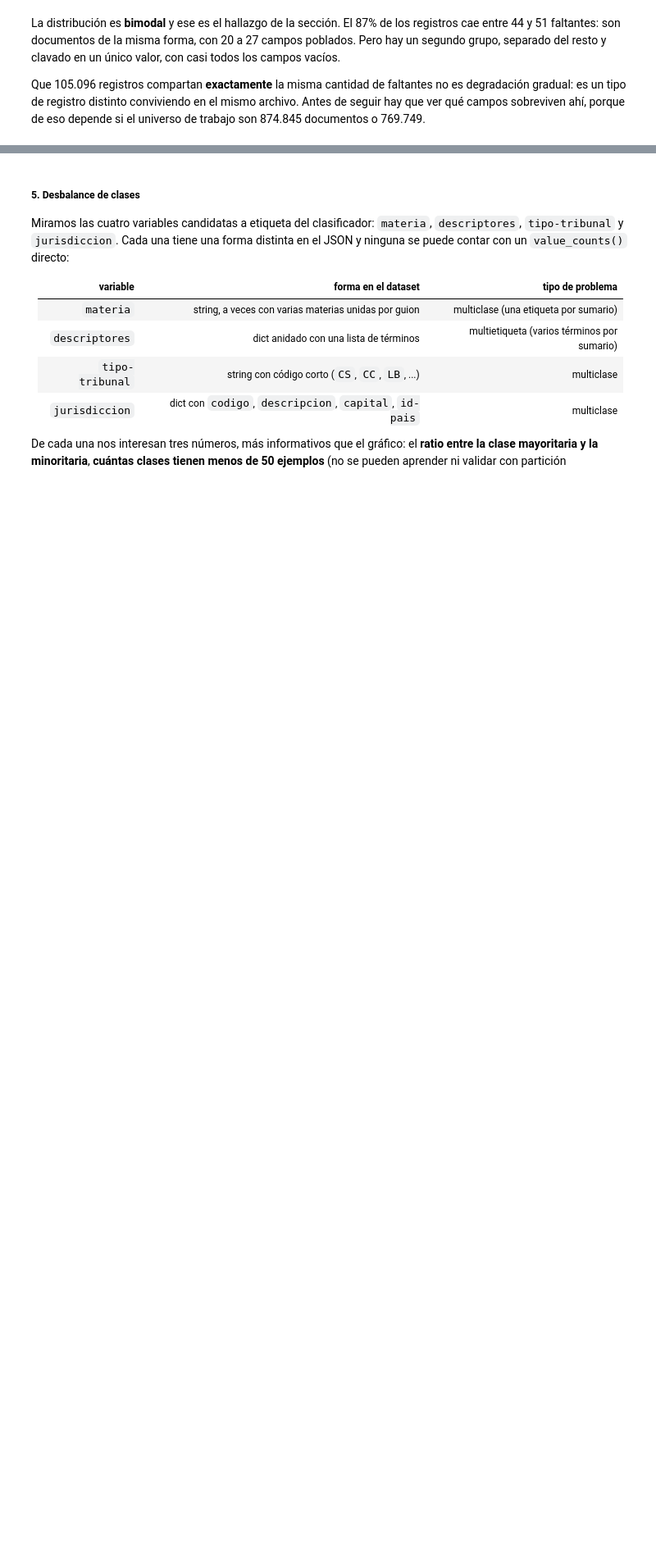
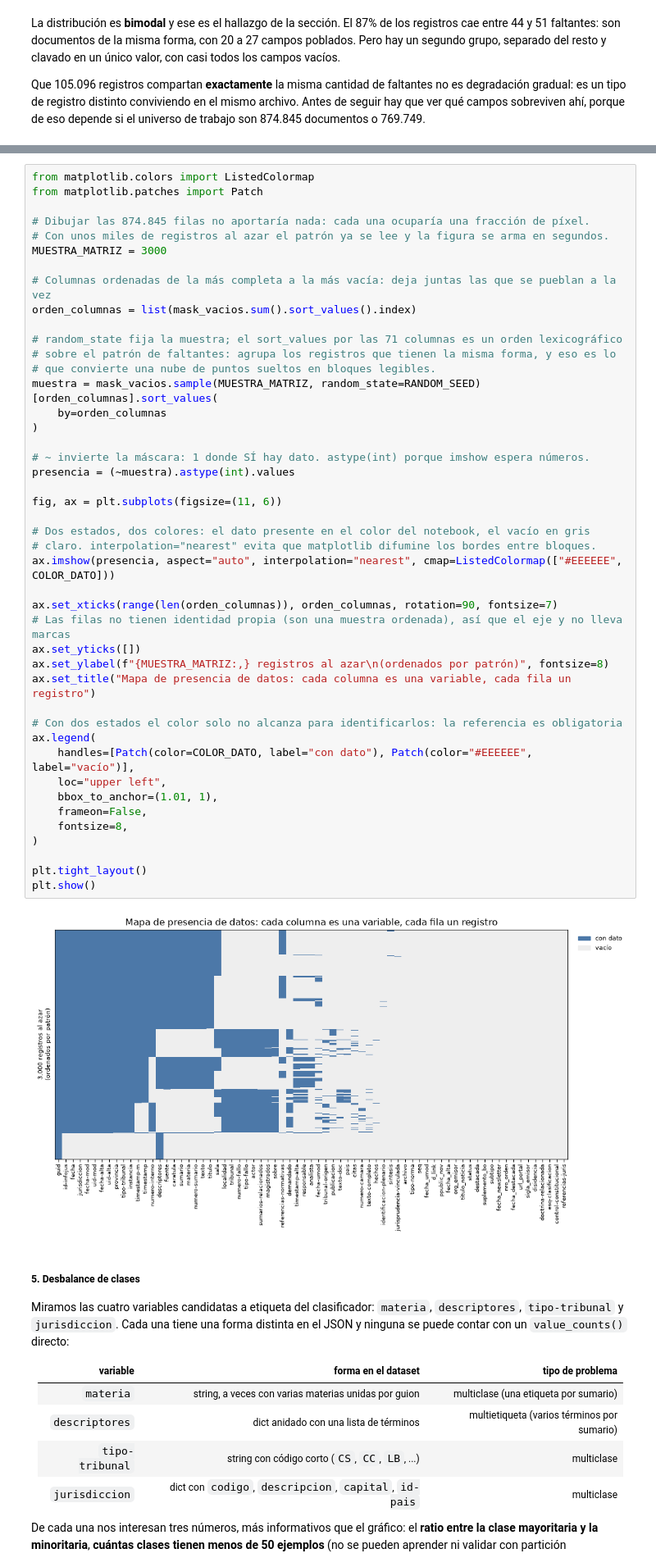
Before and after one commit to IESchneider/mentoria-diplodatos-2026-clasificacion-y-busqueda-textos-legales, a Jupyter notebook: TP1/tp1.ipynb, the cells around one changed output, grey strips where cells are left out. Shown at 82% size. Saved outputs shown, nothing was run; the diff lists cells and outputs as text; blank space fills up the shorter version.

```diff
--- a/TP1/tp1.ipynb
+++ b/TP1/tp1.ipynb
@@ -281,3 +376,49 @@ display(df.loc[es_degenerado, columnas_presentes.index].head(10))
+# %%
+from matplotlib.colors import ListedColormap
+from matplotlib.patches import Patch
+
+# Dibujar las 874.845 filas no aportaría nada: cada una ocuparía una fracción de píxel.
+# Con unos miles de registros al azar el patrón ya se lee y la figura se arma en segundos.
+MUESTRA_MATRIZ = 3000
+
+# Columnas ordenadas de la más completa a la más vacía: deja juntas las que se pueblan a la vez
+orden_columnas = list(mask_vacios.sum().sort_values().index)
+
+# random_state fija la muestra; el sort_values por las 71 columnas es un orden lexicográfico
+# sobre el patrón de faltantes: agrupa los registros que tienen la misma forma, y eso es lo
+# que convierte una nube de puntos sueltos en bloques legibles.
+muestra = mask_vacios.sample(MUESTRA_MATRIZ, random_state=RANDOM_SEED)[orden_columnas].sort_values(
+    by=orden_columnas
+)
+
+# ~ invierte la máscara: 1 donde SÍ hay dato. astype(int) porque imshow espera números.
+presencia = (~muestra).astype(int).values
+
+fig, ax = plt.subplots(figsize=(11, 6))
+
+# Dos estados, dos colores: el dato presente en el color del notebook, el vacío en gris
+# claro. interpolation="nearest" evita que matplotlib difumine los bordes entre bloques.
+ax.imshow(presencia, aspect="auto", interpolation="nearest", cmap=ListedColormap(["#EEEEEE", COLOR_DATO]))
+
+ax.set_xticks(range(len(orden_columnas)), orden_columnas, rotation=90, fontsize=7)
+# Las filas no tienen identidad propia (son una muestra ordenada), así que el eje y no lleva marcas
+ax.set_yticks([])
+ax.set_ylabel(f"{MUESTRA_MATRIZ:,} registros al azar\n(ordenados por patrón)", fontsize=8)
+ax.set_title("Mapa de presencia de datos: cada columna es una variable, cada fila un registro")
+
+# Con dos estados el color solo no alcanza para identificarlos: la referencia es obligatoria
+ax.legend(
+    handles=[Patch(color=COLOR_DATO, label="con dato"), Patch(color="#EEEEEE", label="vacío")],
+    loc="upper left",
+    bbox_to_anchor=(1.01, 1),
+    frameon=False,
+    fontsize=8,
+)
+
+plt.tight_layout()
+plt.show()
+# %% [output]
+[figure, added]
 # %% [markdown]
 ##### 5. Desbalance de clases
 
```
Also changed, not shown: parts of 13 cells of this notebook.
